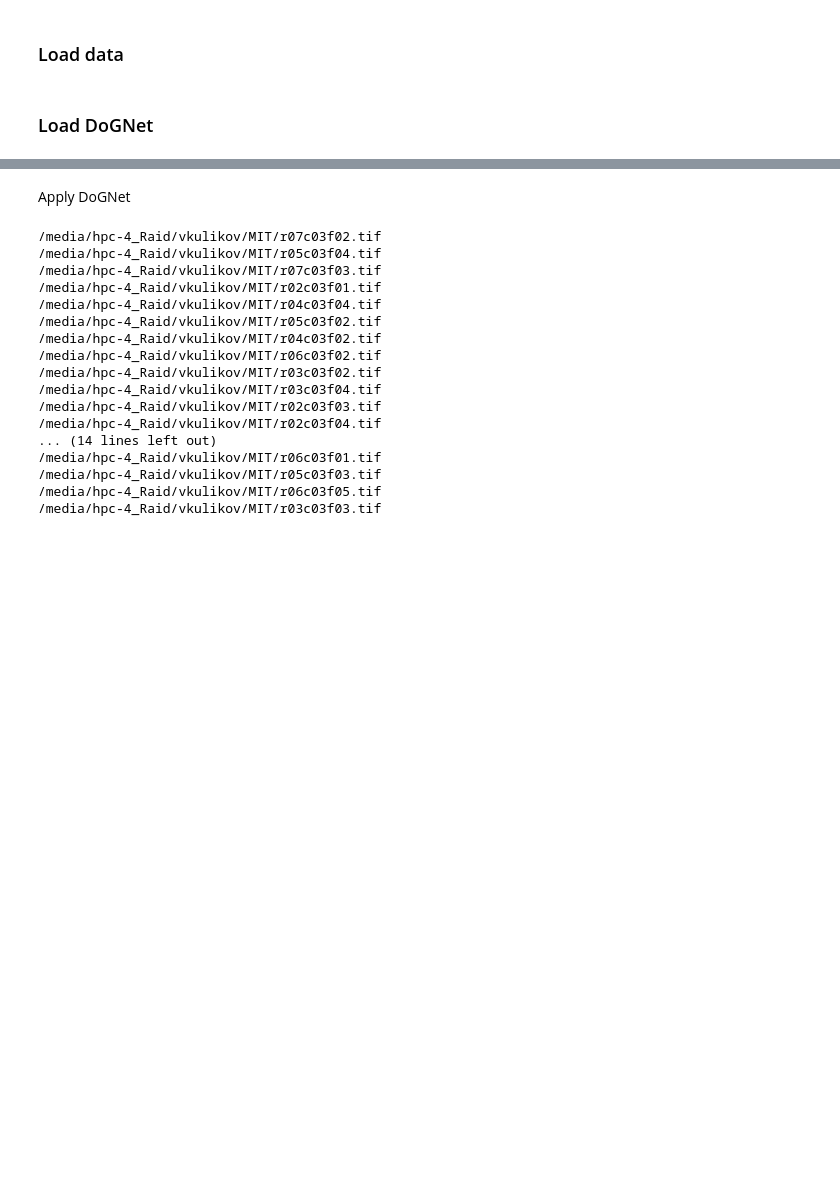
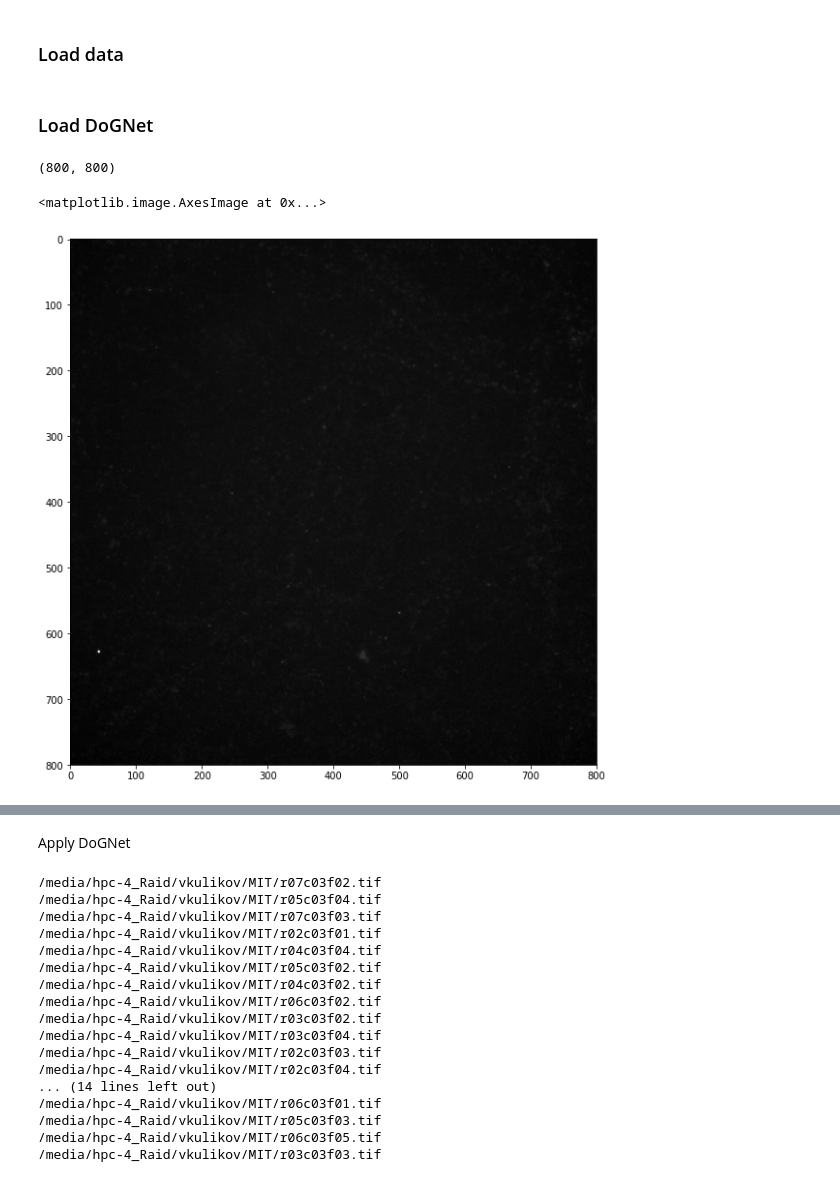
Before and after one commit to kulikovv/dognet, a Jupyter notebook: notebooks/prism_tiff.ipynb, the cells around one changed output, grey strips where cells are left out. Drawn from its saved outputs; the diff is of its cells as text; code cells hidden in the pictures; blank space fills up the shorter version.

```diff
--- a/notebooks/prism_tiff.ipynb
+++ b/notebooks/prism_tiff.ipynb
@@ -21,6 +21,10 @@ channels = "DAPI,MAP2,vGlut,Bassoon,Cortactin,Gephyrin,Homer,NR2B,Phalloidin,PSD
 proteins = "vGlut,Bassoon,Cortactin,Gephyrin,Homer,NR2B,Phalloidin,PSD95,Shank3,Synapsin1,vGAT".split(',')
 req_channels=['Synapsin1', 'PSD95', 'vGlut']
 # %%
+basepath = "/media/hpc-4_Raid/vkulikov/MIT"
+images = [os.path.join(basepath,f) for f in os.listdir(basepath) if f.endswith("tif")]
+
+pic = imread(images[0])
 meanx = pic.mean(axis=(1,2))
 minx = pic.min(axis=(1,2))
 maxx = pic.max(axis=(1,2))
@@ -118,3 +122,16 @@ def extract_simple(data_image, x_list, y_list, window_size=5,func=np.median):
 def extract_main(data_image, x_list, y_list, window_size=5):
     dsc = np.array(dognet.extract_descriptor(data_image,x_list,y_list,window_size=window_size))
     return dsc[:,[2,3,4,5]],["{}_A","{}_stdx2","{}_stdy2","{}_stdxy"]
+# %%
+raw = imread(images[0])
+norm_raw = normalize(raw,get_normparams(raw))
+data = np.concatenate([np.expand_dims(norm_raw[channels.index(s)],0) for s in req_channels])
+y = inference(net,data)
+# %%
+print(raw[channels.index('Bassoon')].shape)
+plt.figure(figsize=(10,10))
+plt.imshow(raw[channels.index('Bassoon')],cmap='gray')
+# %% [output]
+(800, 800)
+<matplotlib.image.AxesImage at 0x...>
+[figure, added]
```
Also changed, not shown: parts of 2 cells of this notebook.
